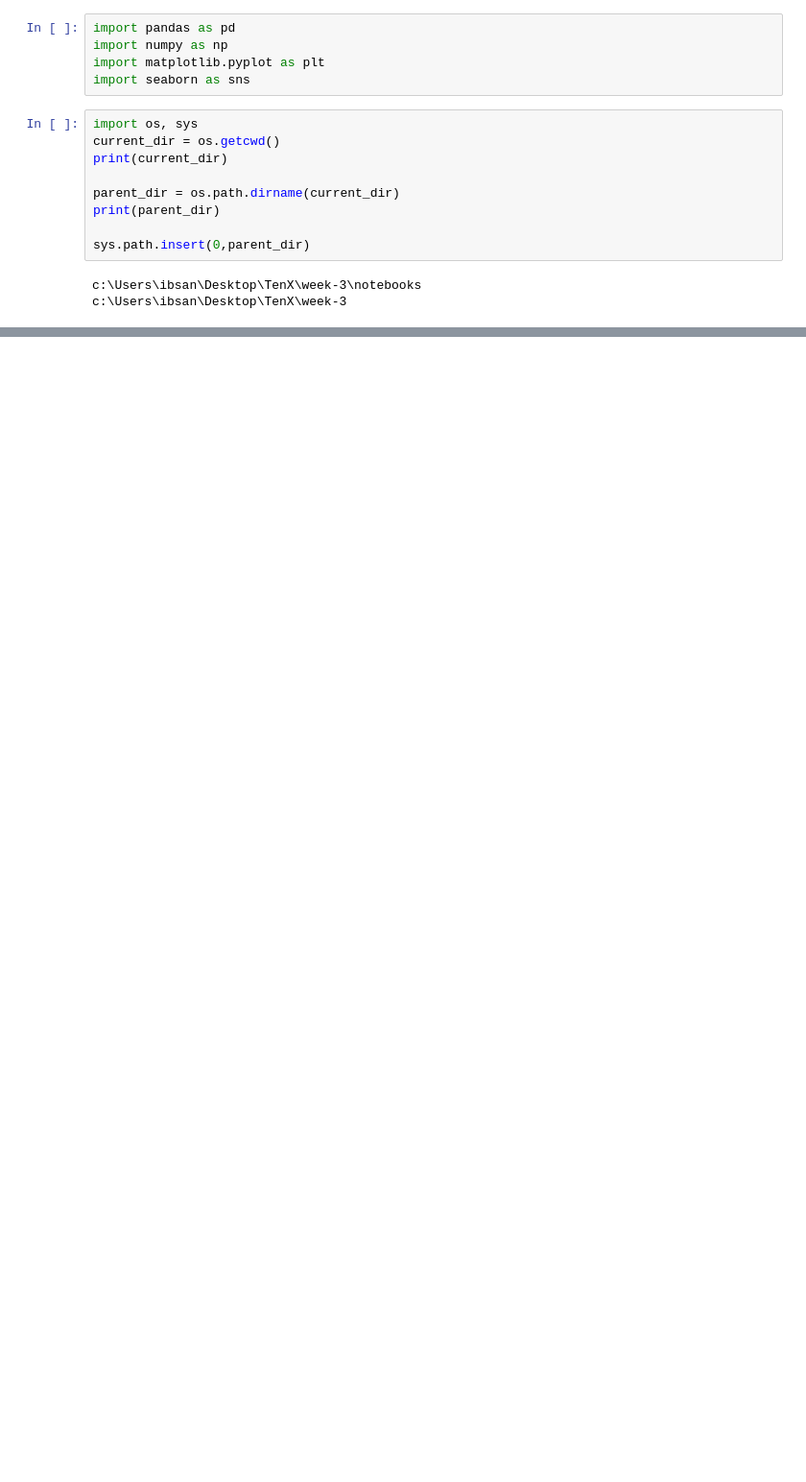
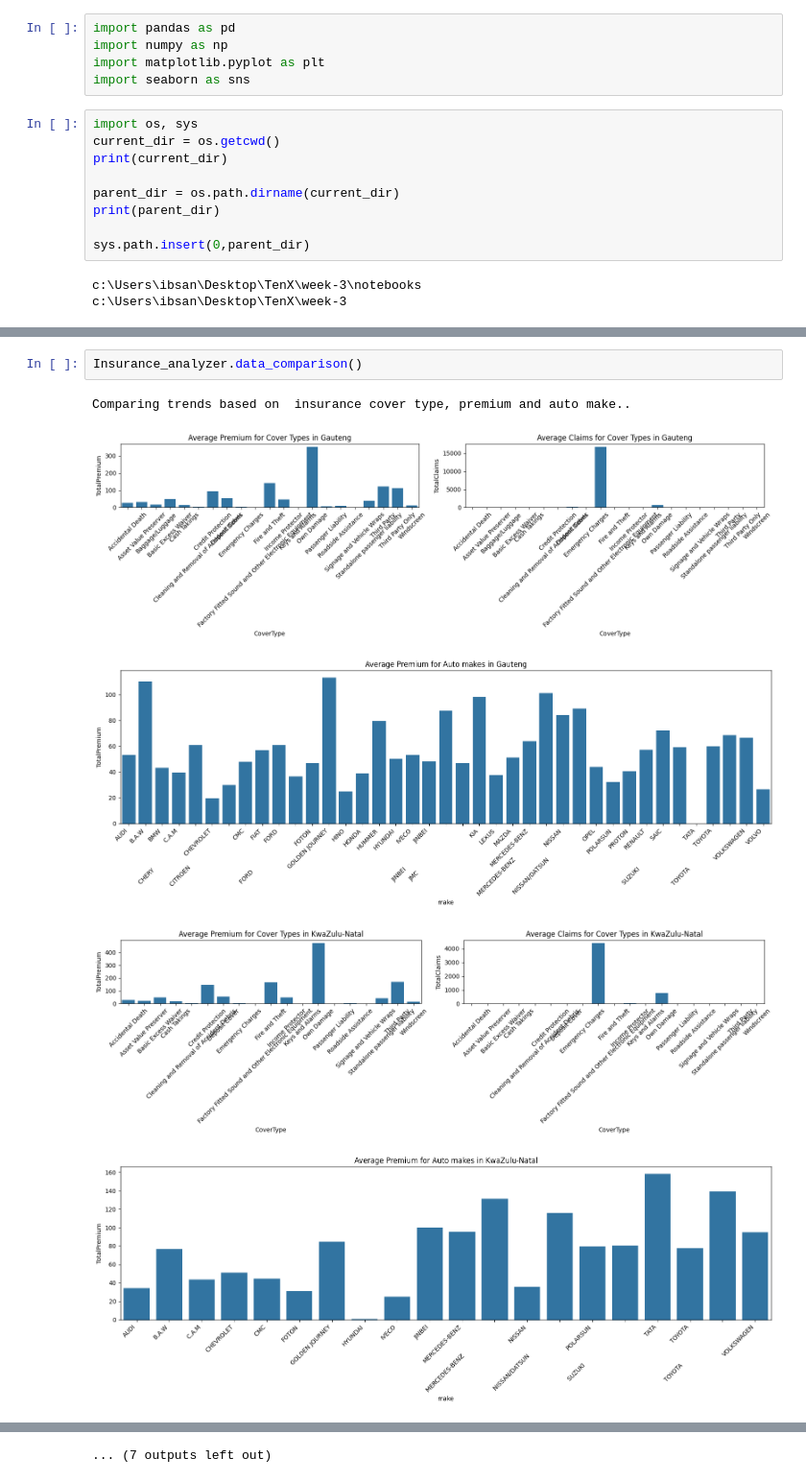
Before and after one commit to ibso99/Insurance-Analysis, a Jupyter notebook: notebooks/EDA.ipynb, the cells around one changed output, grey strips where cells are left out. Shown at 96% size. Cells and saved outputs as stored; diff of their text form; blank space fills up the shorter version.

```diff
--- a/notebooks/EDA.ipynb
+++ b/notebooks/EDA.ipynb
@@ -123,0 +100,8 @@ dp.bivariate_analysis()
+# %%
+Insurance_analyzer.data_comparison()
+# %% [output]
+Comparing trends based on  insurance cover type, premium and auto make..
+[figure, added]
+[figure, added]
+[figure, added]
+[figure, added]
@@ -123,0 +115 @@ dp.bivariate_analysis()
+... (7 outputs left out)
```
Also changed, not shown: parts of 18 cells of this notebook, 1 other file.
